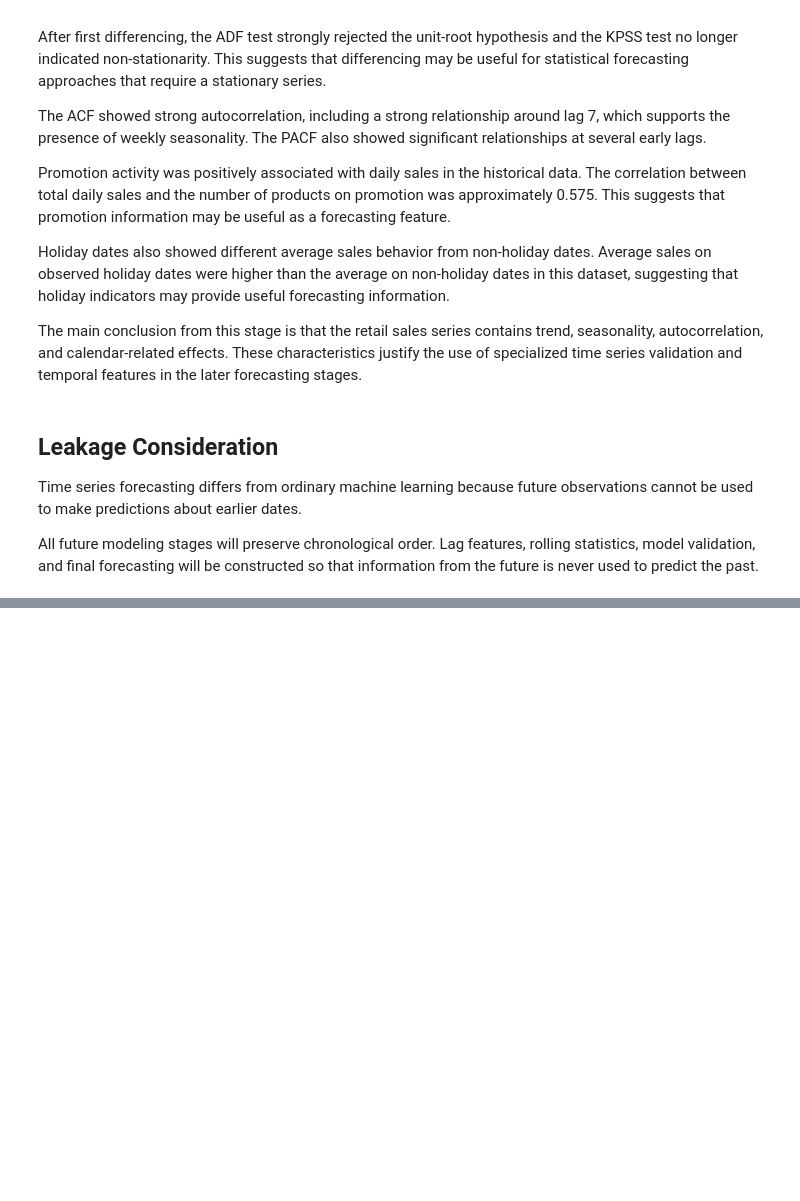
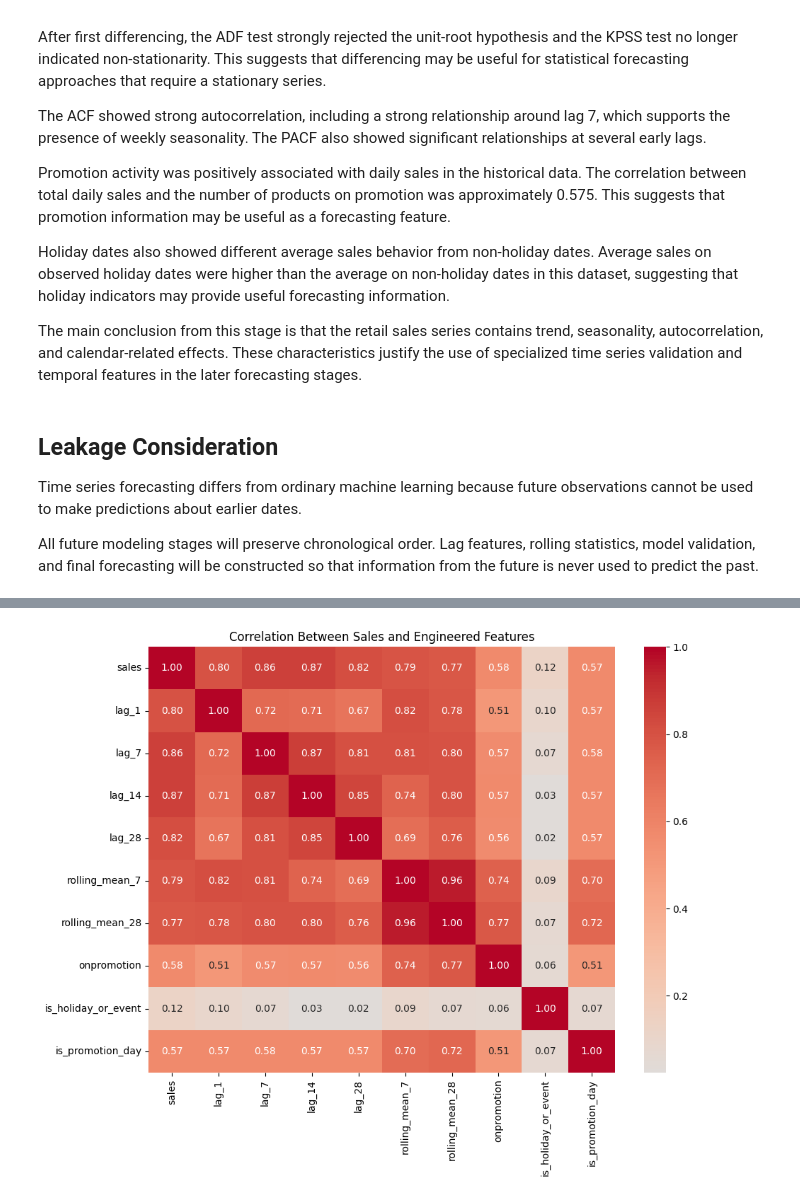
Before and after one commit to francisparwez/retail-demand-forecasting, a Jupyter notebook: notebooks/retail_demand_forecasting.ipynb, the cells around one changed output, grey strips where cells are left out. Drawn from its saved outputs; the diff is of its cells as text; code cells hidden in the pictures; blank space fills up the shorter version.

```diff
--- a/notebooks/retail_demand_forecasting.ipynb
+++ b/notebooks/retail_demand_forecasting.ipynb
@@ -591,0 +1186,17 @@ All future modeling stages will preserve chronological order. Lag features, roll
+# %%
+feature_columns = (
+    lag_columns
+    + rolling_columns
+    + fourier_columns
+    + calendar_columns
+    + holiday_columns
+    + promotion_columns
+)
+# %%
+model_data = feature_data[
+    ["date", "sales"] + feature_columns
+].copy()
+# %%
+model_data = model_data.dropna(
+    subset=["sales"] + lag_columns + rolling_columns
+)
@@ -591,0 +1270,40 @@ All future modeling stages will preserve chronological order. Lag features, roll
+# %%
+correlation_columns = [
+    "sales",
+    "lag_1",
+    "lag_7",
+    "lag_14",
+    "lag_28",
+    "rolling_mean_7",
+    "rolling_mean_28",
+    "onpromotion",
+    "is_holiday_or_event",
+    "is_promotion_day"
+]
+
+correlation_matrix = model_data[
+    correlation_columns
+].corr()
+
+plt.figure(figsize=(10, 8))
+
+sns.heatmap(
+    correlation_matrix,
+    annot=True,
+    fmt=".2f",
+    cmap="coolwarm",
+    center=0
+)
+
+plt.title("Correlation Between Sales and Engineered Features")
+plt.tight_layout()
+
+plt.savefig(
+    "../images/13_feature_correlation.png",
+    dpi=300,
+    bbox_inches="tight"
+)
+
+plt.show()
+# %% [output]
+[figure, added]
```
Also changed, not shown: parts of 47 cells of this notebook, 6 other files.
